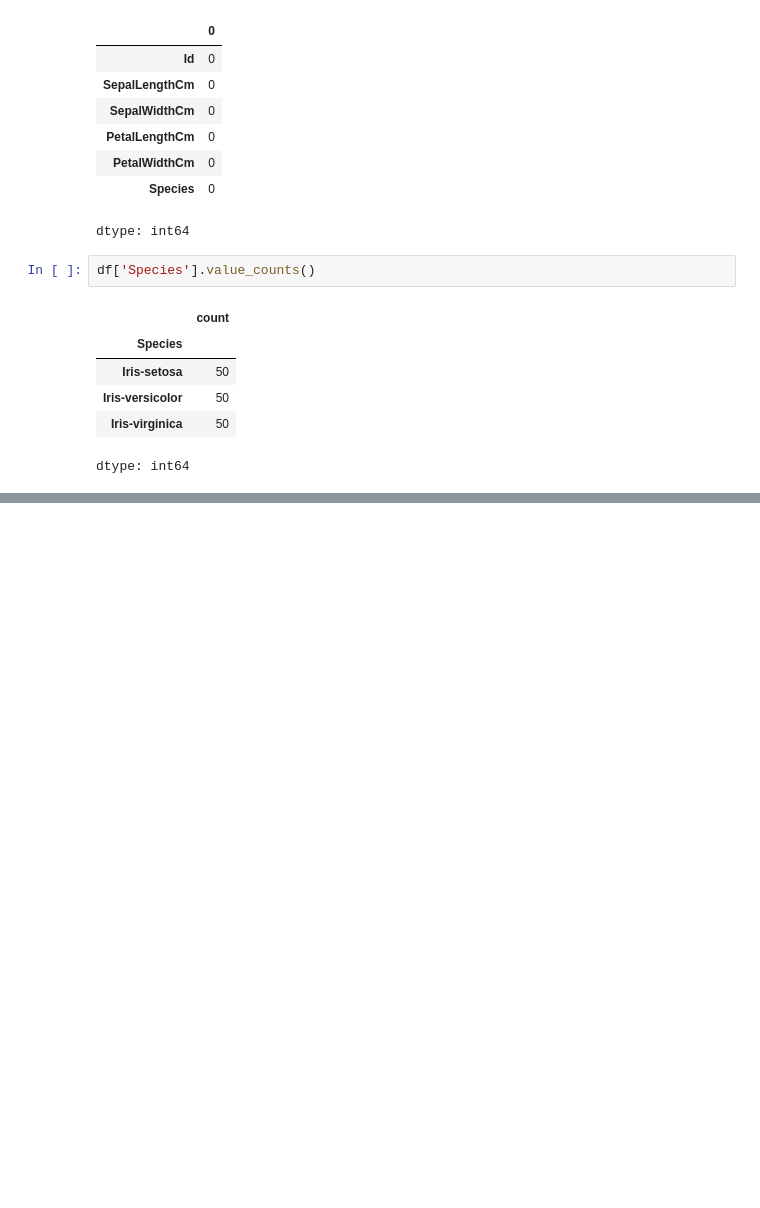
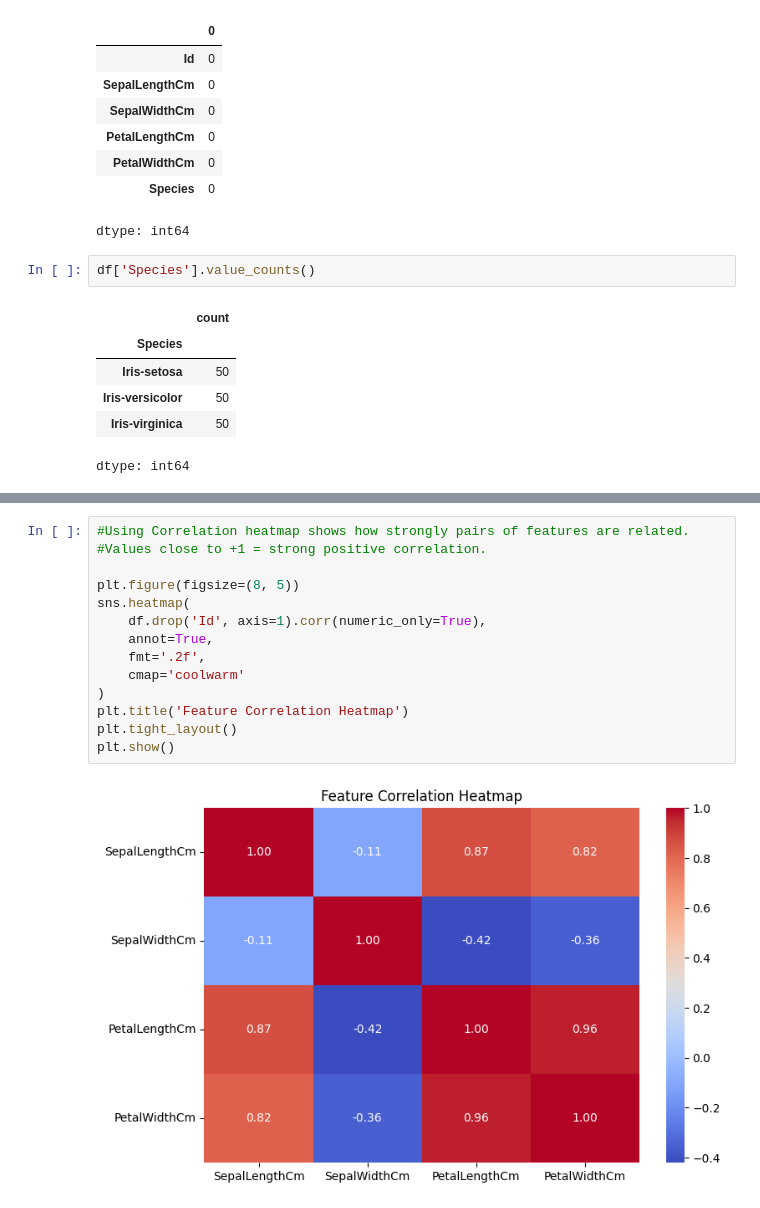
Before and after one commit to graciousgift/OIBSIP, a Jupyter notebook: Gift_Lawrence_Task1.ipynb, the cells around one changed output, grey strips where cells are left out. Cells and saved outputs as stored; diff of their text form; blank space fills up the shorter version.

```diff
--- a/Gift_Lawrence_Task1.ipynb
+++ b/Gift_Lawrence_Task1.ipynb
@@ -196,0 +122,16 @@ In this project, a machine learning classification model was developed using the
+# %%
+#Using Correlation heatmap shows how strongly pairs of features are related.
+#Values close to +1 = strong positive correlation.
+
+plt.figure(figsize=(8, 5))
+sns.heatmap(
+    df.drop('Id', axis=1).corr(numeric_only=True),
+    annot=True,
+    fmt='.2f',
+    cmap='coolwarm'
+)
+plt.title('Feature Correlation Heatmap')
+plt.tight_layout()
+plt.show()
+# %% [output]
+[figure, added]
```
Also changed, not shown: parts of 47 cells of this notebook.
